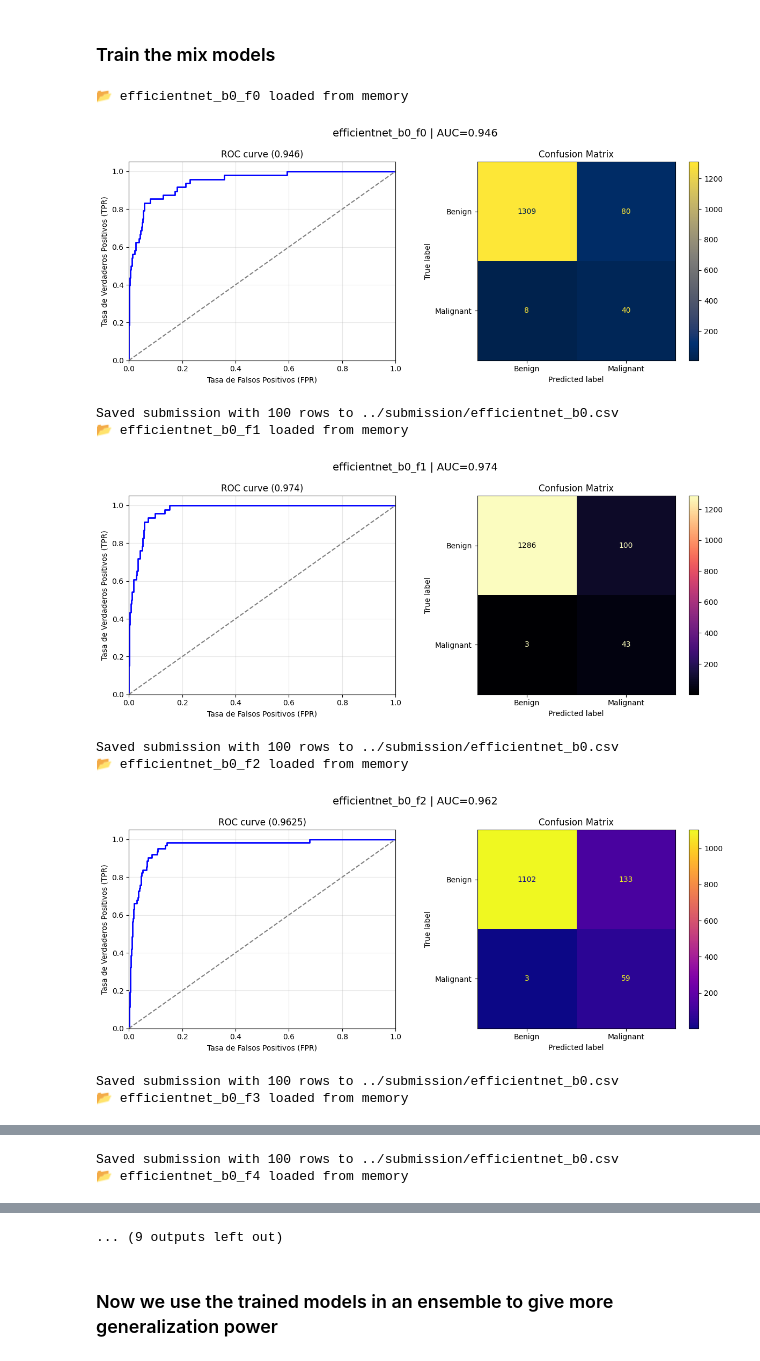
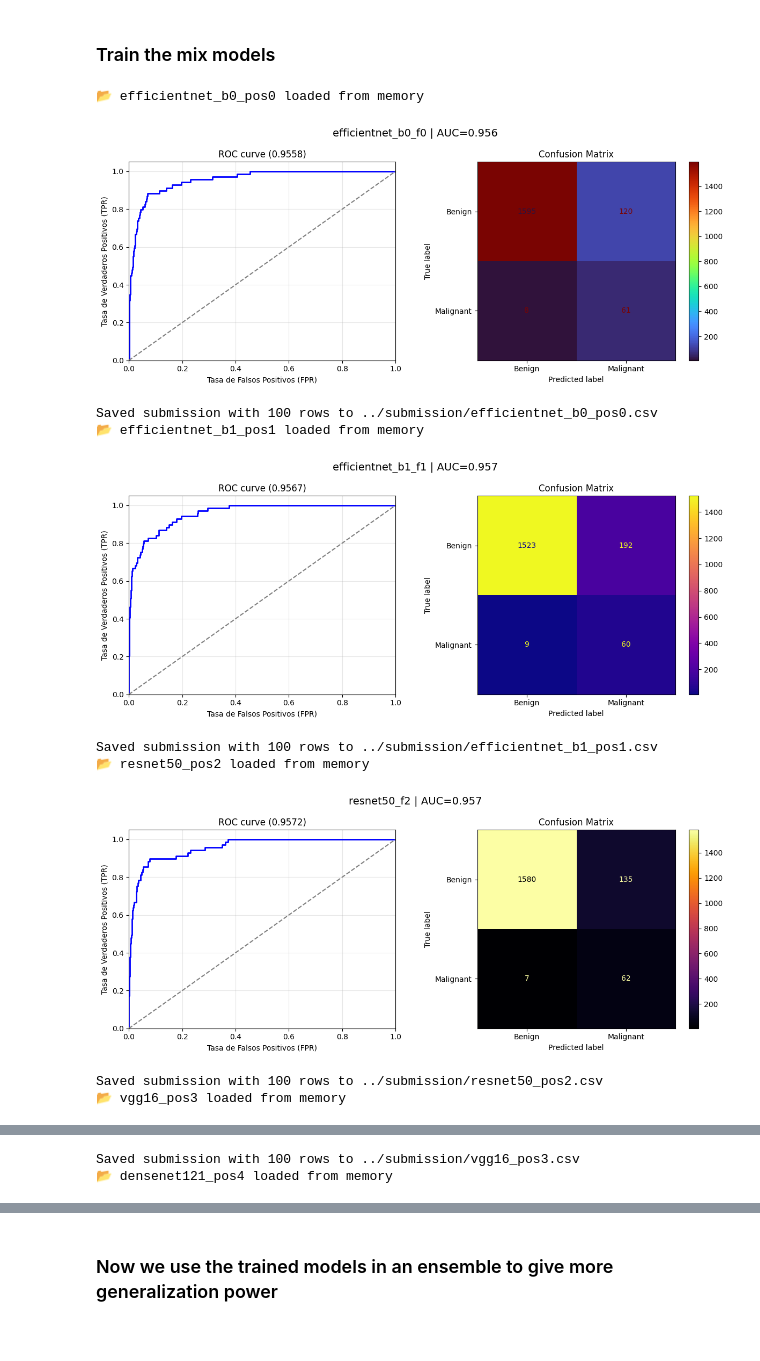
Before and after one commit to sprieton/ISIC_DL, a Jupyter notebook: src/Ensemble.ipynb, the cells around one changed output, grey strips where cells are left out. Cells and saved outputs as stored; diff of their text form; code cells hidden in the pictures.

```diff
--- a/src/Ensemble.ipynb
+++ b/src/Ensemble.ipynb
@@ -13,9 +13,8 @@ import timm
 import os
 import random
 import joblib
-from sklearn.model_selection import StratifiedGroupKFold
 import time, torch
-from torch.utils.data import DataLoader
+from torch.utils.data import DataLoader, WeightedRandomSampler
 from sklearn.metrics import roc_auc_score
 import cv2
 import albumentations as A
@@ -28,7 +27,7 @@ from utils import (create_balanced_split,
                    MetadataProcessor,
                    AdvancedHairAugmentation,
                    Microscope,
-                   get_fold_datalodaers,
+                   make_sampler_weights,
                    TrainableModule,
                    remove_last_layer,
                    plot_analisis,
@@ -63,7 +62,7 @@ class config:
     val_split = 0.2             # of train
     num_folds = 5
     num_feat = 0                # 0 = use all
-    fine_tuning_batch = 70      # batch to train ensemble models
+    fine_tuning_batch = 90      # batch to train ensemble models
     val_freq = 5                # frequency of validation analisis
     attention_dim = 256         # dimension of trained attention ensemble
     unfreeze_schedule = [
@@ -240,10 +239,6 @@ val_stats   = val_dataset.get_dataset_stats(sample_size=300)
 test_stats  = test_dataset.get_dataset_stats(sample_size=300)
 stats_list = [train_stats, val_stats, test_stats]
 
-# clean dataset variables
-train_dataset = None
-val_dataset = None
-
 # Now we compare the analisis of the splits
 plot_stats(stats_list)
 # %% [output]
@@ -546,10 +519,7 @@ criterion = nn.BCEWithLogitsLoss(pos_weight=pos_weights)
 
 # model names
 # ["efficient_net_f0", "efficient_net_f1", "efficient_net_f2", "efficient_net_f3", "efficient_net_f4"]
-model_paths = ["efficientnet_b0", "efficientnet_b0", "efficientnet_b0",
-               "efficientnet_b0", "efficientnet_b0",
-               "densenet121", "densenet121", "densenet121",
-               "densenet121", "densenet121"]
+model_paths = ["efficientnet_b0", "efficientnet_b1", "resnet50", "vgg16", "densenet121"]
 model_orig = ["timm", "timm", "timm", "timm", "timm",
               "timm", "timm", "timm", "timm", "timm"]
 model_types = ["mix", "mix", "mix", "mix", "mix",
@@ -563,21 +533,7 @@ oof_weights = []    # weights of each model based on oof predictions
 # -------------------------------------------------------------------------------
 for i, (model_name, model_orig) in enumerate(zip(model_paths, model_orig)):
 
-    # ------- Select the fold   ---------
-    fold_idx = i % config.num_folds
-    train_loader, val_loader = get_fold_datalodaers(
-        train_df=traink_df[fold_idx],
-        validation_df=valk_df[fold_idx],
-        train_hdf5=config.train_hdf5,
-        train_transform=train_transform,
-        validation_transform=val_transform,
-        metadata_processor=metadata_processor,
-        c1_prop=config.target_epoch_proportion,
-        num_img_epoch=config.num_imgs_epoch,
-        batch_size=config.fine_tuning_batch,
-        device=config.device)
-
-    model_name_fold = f"{model_name}_f{fold_idx}"
+    model_name_fold = f"{model_name}_pos{i}"
     save_path = f"{config.models_dir}/{model_name_fold}.pt"
 
     if model_name_fold + ".pt" not in os.listdir(config.models_dir):
@@ -594,49 +550,49 @@ for i, (model_name, model_orig) in enumerate(zip(model_paths, model_orig)):
             patience=config.fine_tuning_batch,
             val_freq=config.val_freq)
 
-        model.fit(train_loader, val_loader, epochs=config.fine_tuning_batch)
+        model.fit(train_loader, valid_loader, epochs=config.fine_tuning_batch)
         model.save(save_path)
 
     else:
 
         model = PretrainedClassifierExtended(
             model_name=model_name,
             model_origin=model_orig,
             meta_dim=num_metadata_features,
             unfreeze_scheduler=config.unfreeze_schedule,
             lr=config.lr,
             criterion=criterion,
             device=config.device,
             patience=config.fine_tuning_batch,
             val_freq=config.val_freq
         )
         model.load(save_path)
         print(f"📂 {model_name_fold} loaded from memory")
 
     # analize model and get its submission file
-    labels, probs = model.pred_probs(val_loader)
-    plot_analisis(model.name, labels, probs, fold_idx)
+    labels, probs = model.pred_probs(valid_loader)
+    plot_analisis(model.name, labels, probs, i)
     oof_weights.append(roc_auc_score(labels, probs))
 
     config.submission_dir.mkdir(parents=True, exist_ok=True)
     model.submit_kaggle(test_loader,
-                        submission_file=f"{config.submission_dir}/{model_name}.csv")
+                        submission_file=f"{config.submission_dir}/{model_name_fold}.csv")
     model_list.append(model)
 
 # promediate the weights based in thir roc auc
 oof_weights = np.array(oof_weights)
 oof_weights = oof_weights / oof_weights.sum()
 print("💪 Ensemble weights:")
 for w, name in zip(oof_weights, model_paths):
     print(f"\t{name}\t{w*100:.2f}%")
 # %% [output]
-📂 efficientnet_b0_f0 loaded from memory
+📂 efficientnet_b0_pos0 loaded from memory
-[figure, old version]
+[figure, new version]
-Saved submission with 100 rows to ../submission/efficientnet_b0.csv
-📂 efficientnet_b0_f1 loaded from memory
+Saved submission with 100 rows to ../submission/efficientnet_b0_pos0.csv
+📂 efficientnet_b1_pos1 loaded from memory
-[figure, old version]
+[figure, new version]
-Saved submission with 100 rows to ../submission/efficientnet_b0.csv
-📂 efficientnet_b0_f2 loaded from memory
+Saved submission with 100 rows to ../submission/efficientnet_b1_pos1.csv
+📂 resnet50_pos2 loaded from memory
-[figure, old version]
+[figure, new version]
-Saved submission with 100 rows to ../submission/efficientnet_b0.csv
-📂 efficientnet_b0_f3 loaded from memory
+Saved submission with 100 rows to ../submission/resnet50_pos2.csv
+📂 vgg16_pos3 loaded from memory
@@ -644,2 +600,2 @@ Saved submission with 100 rows to ../submission/efficientnet_b0.csv
-Saved submission with 100 rows to ../submission/efficientnet_b0.csv
-📂 efficientnet_b0_f4 loaded from memory
+Saved submission with 100 rows to ../submission/vgg16_pos3.csv
+📂 densenet121_pos4 loaded from memory
@@ -650,4 +610,3 @@ Saved submission with 100 rows to ../submission/efficientnet_b0.csv
-... (9 outputs left out)
 # %% [markdown]
 ### Now we use the trained models in an ensemble to give more generalization power
 # %% [markdown]
```
Also changed, not shown: parts of 6 cells of this notebook, 7 other files.
